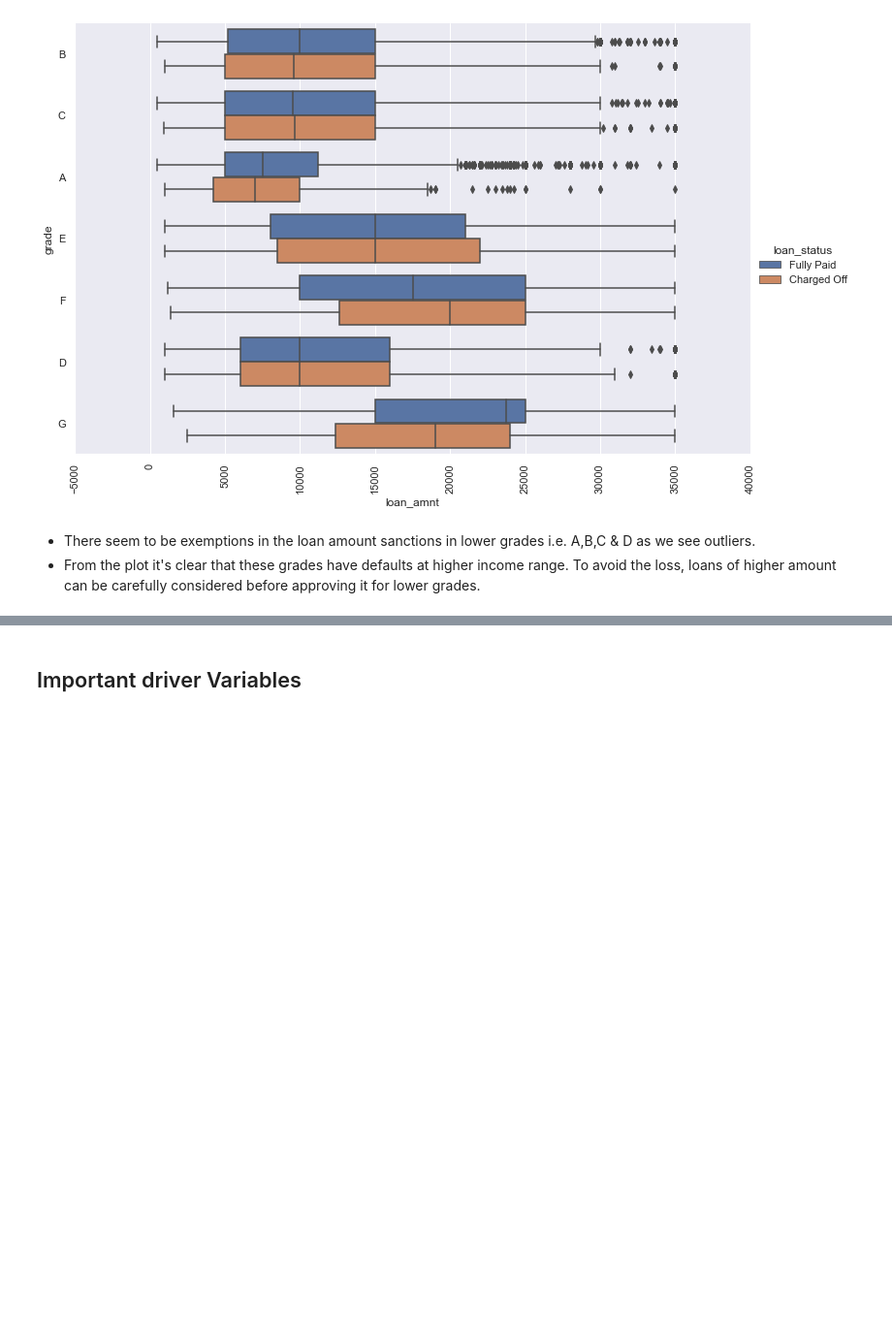
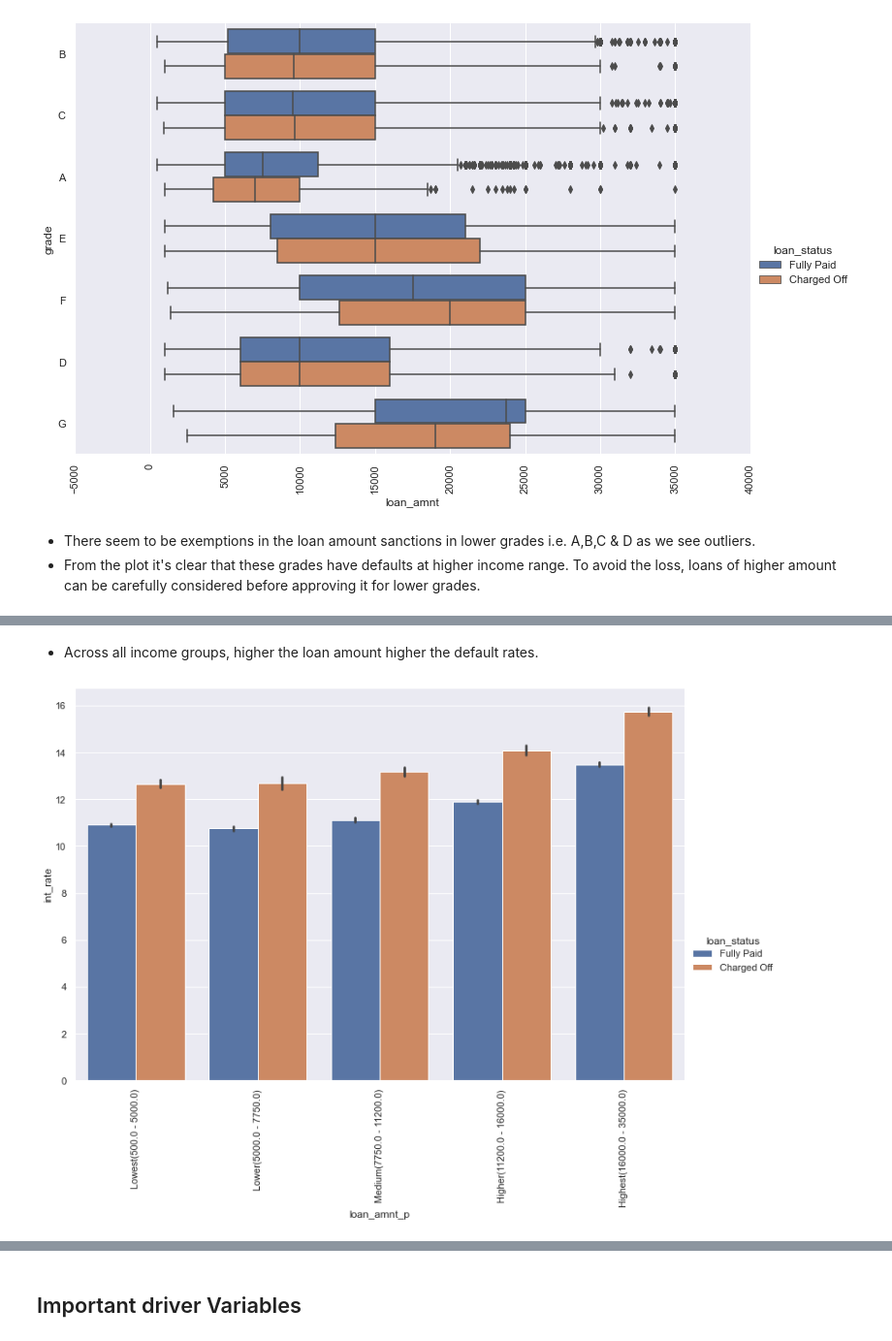
Before and after one commit to G-Slient/fraud_detection, a Jupyter notebook: Lending Club - Case Study.ipynb, the cells around one changed output, grey strips where cells are left out. Shown at 97% size. Cells and saved outputs as stored; diff of their text form; code cells hidden in the pictures; blank space fills up the shorter version.

```diff
--- a/Lending Club - Case Study.ipynb
+++ b/Lending Club - Case Study.ipynb
@@ -1067,0 +1078,6 @@ bivariate_analysis('loan_amnt','grade','loan_status','box')
+# %% [markdown]
+- Across all income groups, higher the loan amount higher the default rates.
+# %%
+bivariate_analysis('loan_amnt_p','int_rate','loan_status','bar')
+# %% [output]
+[figure, added]
```
Also changed, not shown: parts of 13 cells of this notebook.
